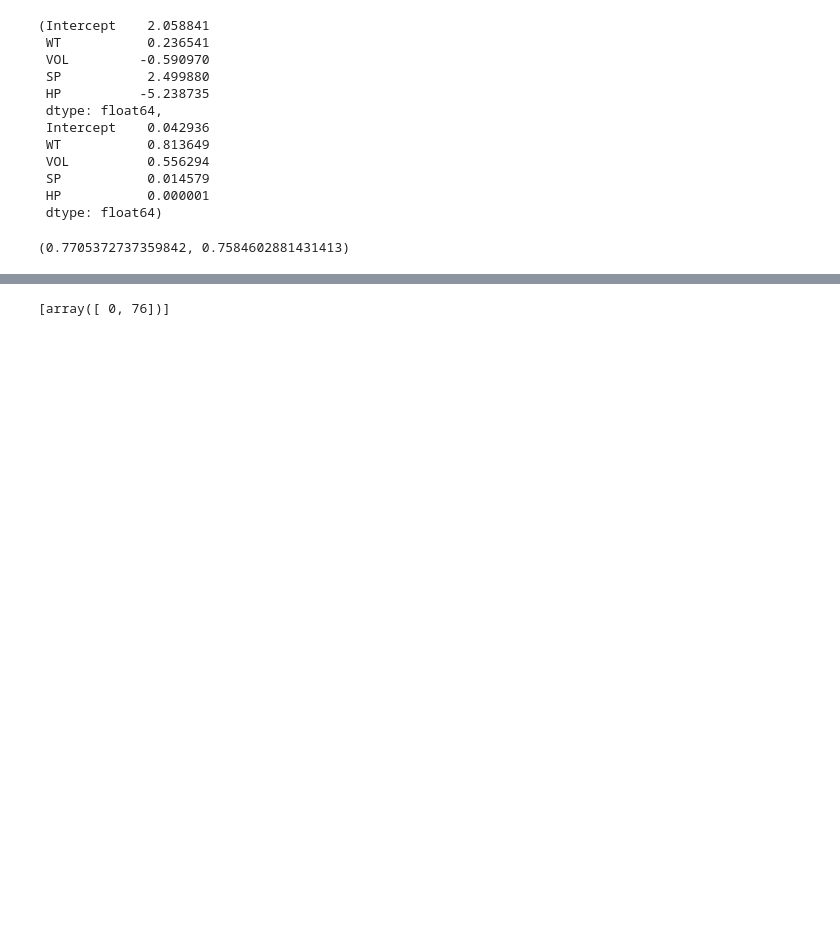
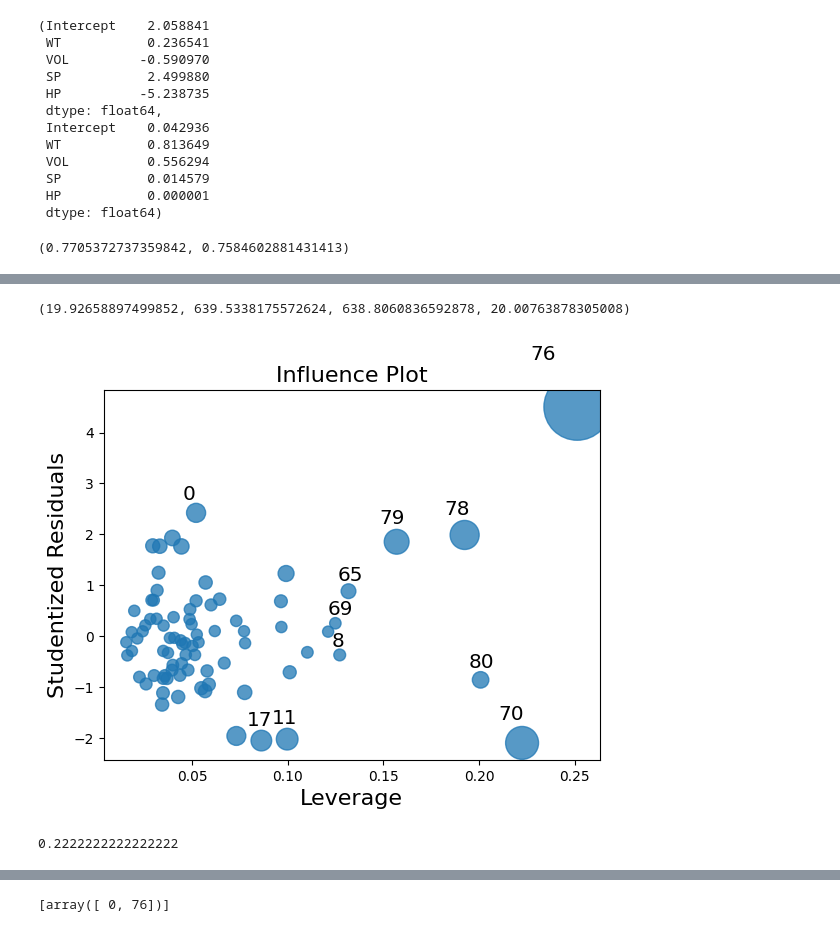
Before and after one commit to tallurikishore1/649, a Jupyter notebook: 06_02_25.ipynb, the cells around one changed output, grey strips where cells are left out. Drawn from its saved outputs; the diff is of its cells as text; code cells hidden in the pictures; blank space fills up the shorter version.

```diff
--- a/06_02_25.ipynb
+++ b/06_02_25.ipynb
@@ -153,0 +242,23 @@ model.rsquared, model.rsquared_adj
+# %%
+rsq_hp = smf.ols('HP~WT+VOL+SP',data=cars).fit().rsquared
+vif_hp = 1/(1-rsq_hp)
+rsq_wt = smf.ols('WT~HP+VOL+SP',data=cars).fit().rsquared
+vif_wt = 1/(1-rsq_wt)
+rsq_vol = smf.ols('VOL~WT+SP+HP',data=cars).fit().rsquared
+vif_vol = 1/(1-rsq_vol)
+rsq_sp = smf.ols('SP~WT+VOL+HP',data=cars).fit().rsquared
+vif_sp = 1/(1-rsq_sp)
+(vif_hp,vif_wt,vif_vol,vif_sp)
+# %% [output]
+(19.92658897499852, 639.5338175572624, 638.8060836592878, 20.00763878305008)
+# %%
+import matplotlib.pyplot as plt
+influence_plot(model)
+plt.show()
+k = cars.shape[1]
+n = cars.shape[0]
+leverage_cutoff = 3*((k+1)/n)
+leverage_cutoff
+# %% [output]
+[figure, added]
+0.2222222222222222
```
Also changed, not shown: parts of 33 cells of this notebook.
